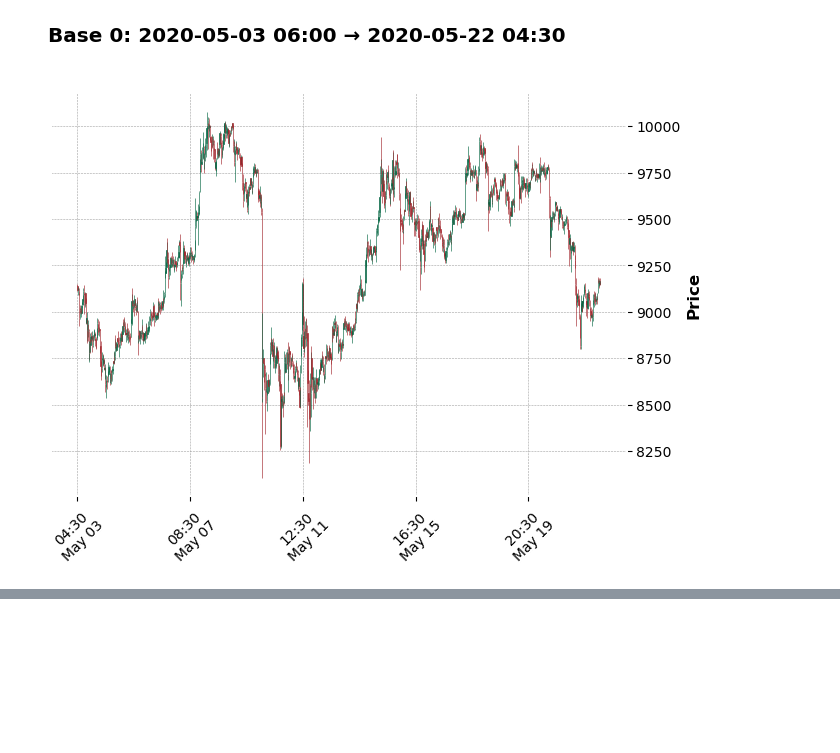
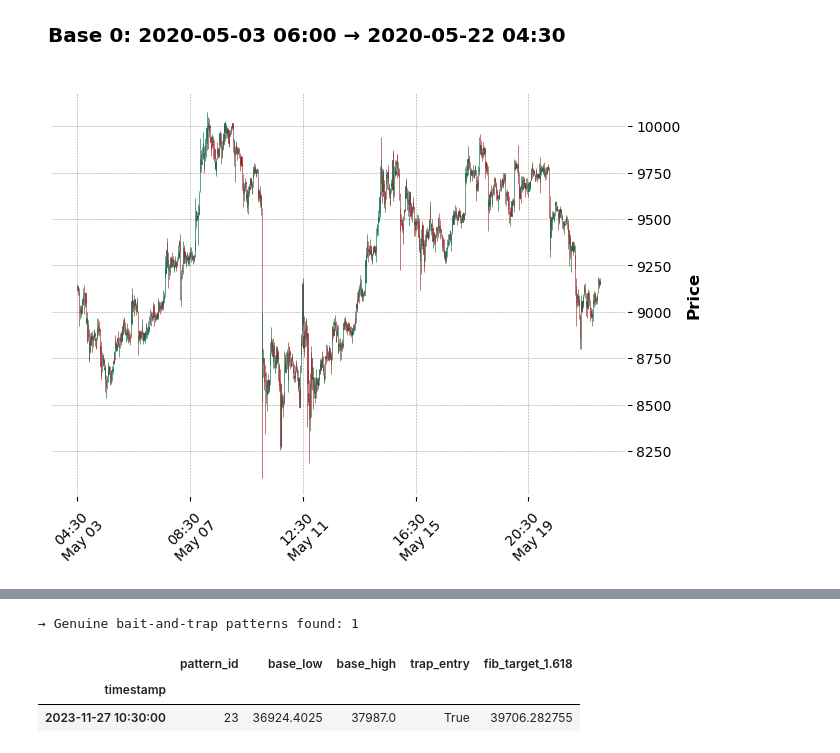
Before and after one commit to SarthakThakur0097/Crypto-analysis, a Jupyter notebook: main.ipynb, the cells around one changed output, grey strips where cells are left out. Saved outputs shown, nothing was run; the diff lists cells and outputs as text; code cells hidden in the pictures; blank space fills up the shorter version.

```diff
--- a/main.ipynb
+++ b/main.ipynb
@@ -872,0 +1294,17 @@ NameError: name 'bases' is not defined
+# %%
+from modules.demand_fake_break import DemandFakeBreakDetector
+
+df2 = DemandFakeBreakDetector(
+    pullback_window = len(df),    # search until the end
+    buffer_tol      = 0.002,      # 0.2% leeway on the base_low
+).flag_patterns(df, bases)
+
+# Now filter for only the “true” traps:
+true_traps = df2[(df2['fake_break_high']) & (df2['trap_entry'])]
+print(f"→ Genuine bait‑and‑trap patterns found: {len(true_traps)}")
+display(true_traps[['pattern_id','base_low','base_high','trap_entry','fib_target_1.618']])
+# %% [output]
+→ Genuine bait‑and‑trap patterns found: 1
+|  | pattern_id | base_low | base_high | trap_entry | fib_target_1.618 |
+| timestamp |  |  |  |  |  |
+| 2023-11-27 10:30:00 | 23 | 36924.4025 | 37987.0 | True | 39706.282755 |
```
Also changed, not shown: parts of 12 cells of this notebook, 9 other files.
